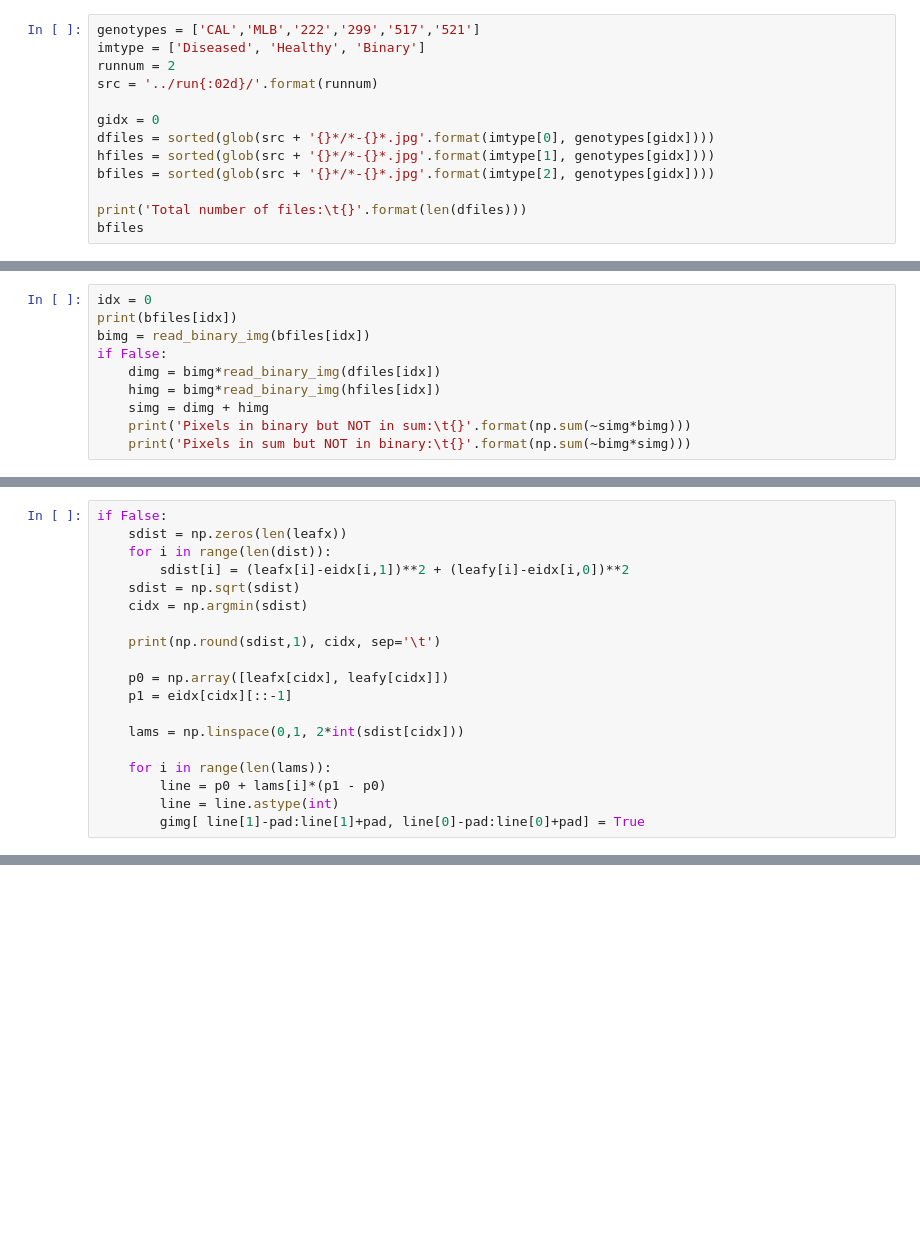
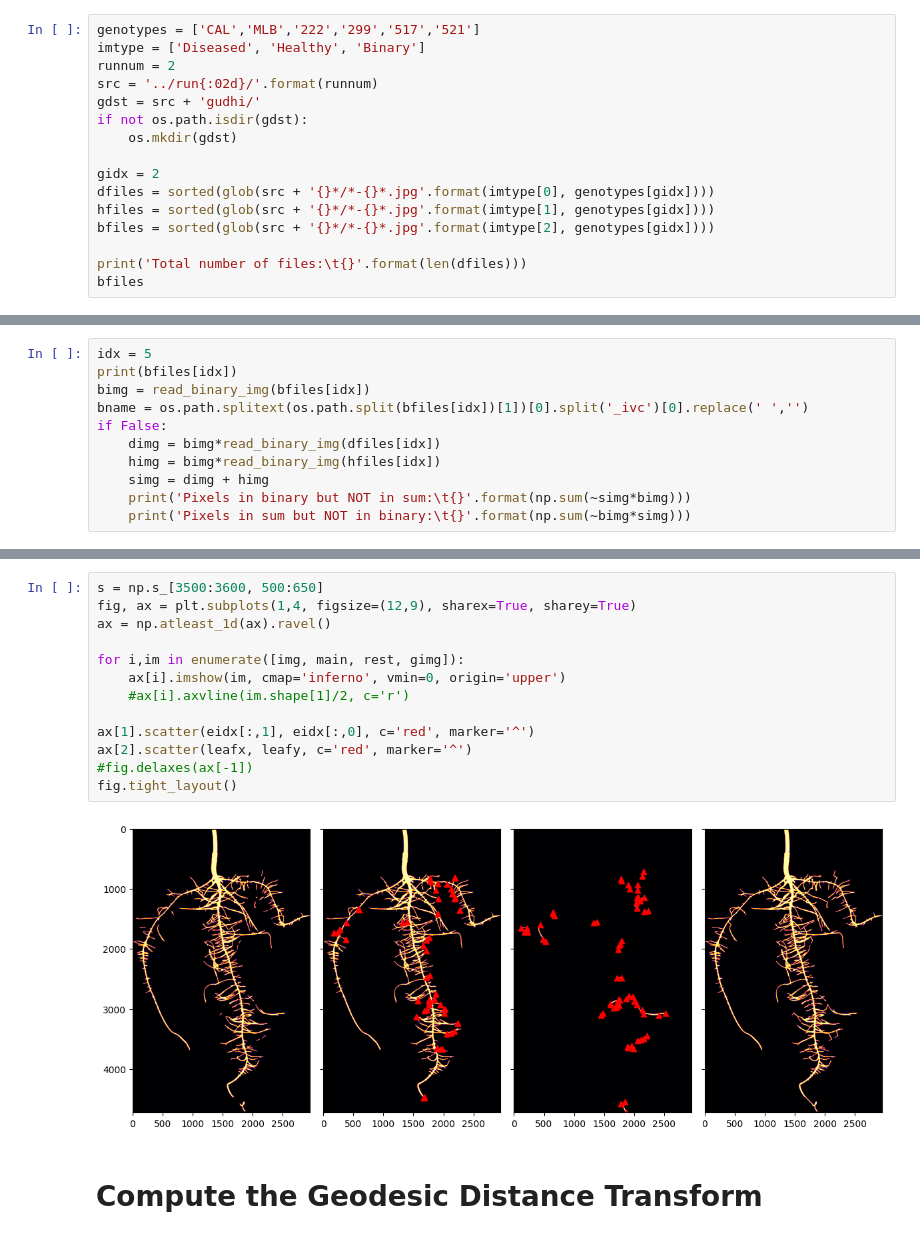
Before and after one commit to ejamezquita/root_necrosis, a Jupyter notebook: jupyter/01_image_preparation.ipynb, the cells around one changed output, grey strips where cells are left out. Saved outputs shown, nothing was run; the diff lists cells and outputs as text; blank space fills up the shorter version.

Commit message:
gudhi

```diff
--- a/jupyter/01_image_preparation.ipynb
+++ b/jupyter/01_image_preparation.ipynb
@@ -35,8 +44,11 @@ genotypes = ['CAL','MLB','222','299','517','521']
 imtype = ['Diseased', 'Healthy', 'Binary']
 runnum = 2
 src = '../run{:02d}/'.format(runnum)
+gdst = src + 'gudhi/'
+if not os.path.isdir(gdst):
+    os.mkdir(gdst)
 
-gidx = 0
+gidx = 2
 dfiles = sorted(glob(src + '{}*/*-{}*.jpg'.format(imtype[0], genotypes[gidx])))
 hfiles = sorted(glob(src + '{}*/*-{}*.jpg'.format(imtype[1], genotypes[gidx])))
 bfiles = sorted(glob(src + '{}*/*-{}*.jpg'.format(imtype[2], genotypes[gidx])))
@@ -54,7 +66,8 @@ Total number of files:  6
 # %%
-idx = 0
+idx = 5
 print(bfiles[idx])
 bimg = read_binary_img(bfiles[idx])
+bname = os.path.splitext(os.path.split(bfiles[idx])[1])[0].split('_ivc')[0].replace(' ','')
 if False:
     dimg = bimg*read_binary_img(dfiles[idx])
     himg = bimg*read_binary_img(hfiles[idx])
@@ -145,19 +109,0 @@ Found 1 connected components
-# %%
-if False:
-    sdist = np.zeros(len(leafx))
-    for i in range(len(dist)):
-        sdist[i] = (leafx[i]-eidx[i,1])**2 + (leafy[i]-eidx[i,0])**2
-    sdist = np.sqrt(sdist)
-    cidx = np.argmin(sdist)
-
-    print(np.round(sdist,1), cidx, sep='\t')
-
-    p0 = np.array([leafx[cidx], leafy[cidx]])
-    p1 = eidx[cidx][::-1]
-
-    lams = np.linspace(0,1, 2*int(sdist[cidx]))
-
-    for i in range(len(lams)):
-        line = p0 + lams[i]*(p1 - p0)
-        line = line.astype(int)
-        gimg[ line[1]-pad:line[1]+pad, line[0]-pad:line[0]+pad] = True
@@ -164 +156,18 @@ if False:
+# %%
+s = np.s_[3500:3600, 500:650]
+fig, ax = plt.subplots(1,4, figsize=(12,9), sharex=True, sharey=True)
+ax = np.atleast_1d(ax).ravel()
+
+for i,im in enumerate([img, main, rest, gimg]):
+    ax[i].imshow(im, cmap='inferno', vmin=0, origin='upper')
+    #ax[i].axvline(im.shape[1]/2, c='r')
+
+ax[1].scatter(eidx[:,1], eidx[:,0], c='red', marker='^')
+ax[2].scatter(leafx, leafy, c='red', marker='^')
+#fig.delaxes(ax[-1])
+fig.tight_layout()
+# %% [output]
+[figure, added]
+# %% [markdown]
+# Compute the Geodesic Distance Transform
 # %%
```
Also changed, not shown: parts of 21 cells of this notebook.
